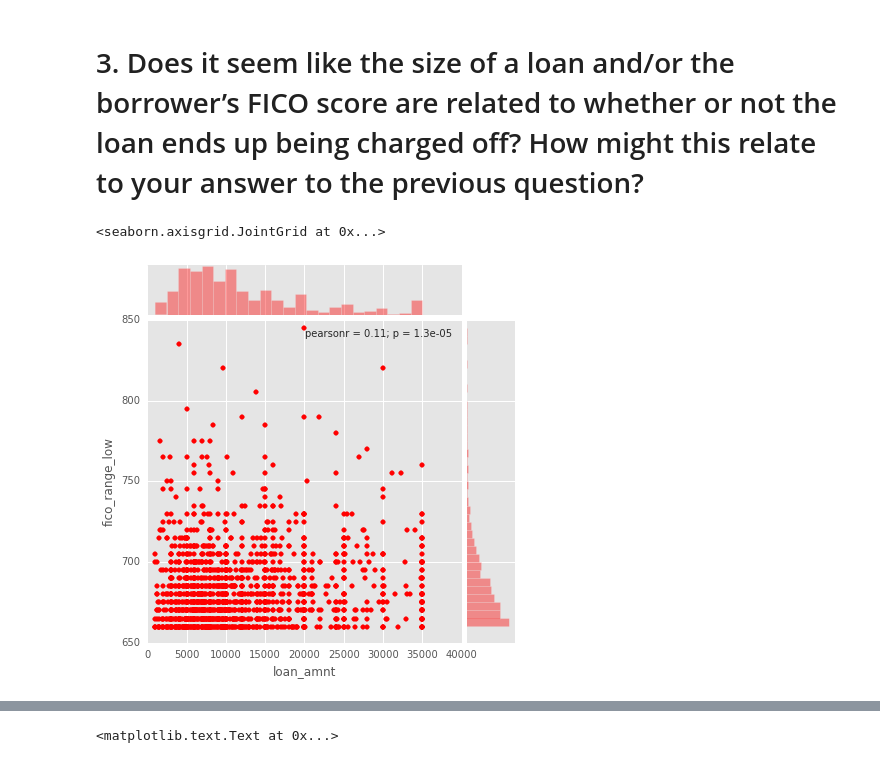
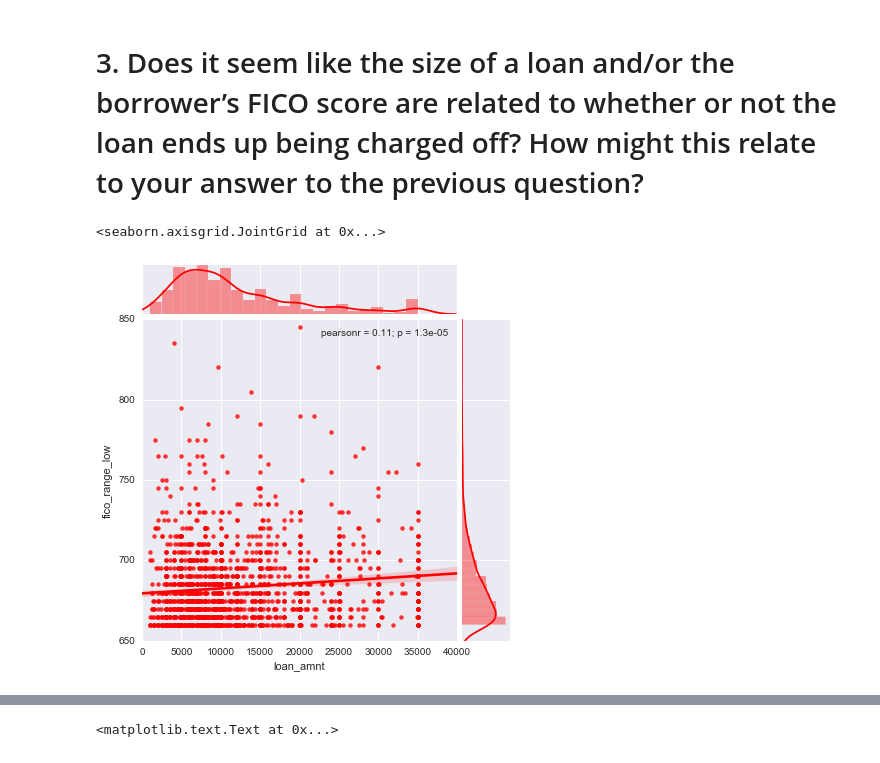
Before and after one commit to dbricare/loan-analysis, a Jupyter notebook: Loan_Analysis.ipynb, the cells around one changed output, grey strips where cells are left out. Drawn from its saved outputs; the diff is of its cells as text; code cells hidden in the pictures.

```diff
--- a/Loan_Analysis.ipynb
+++ b/Loan_Analysis.ipynb
@@ -181,11 +181,11 @@ There is a slight increase in the minimum interest rate for loans >30000 but not
 # %%
 # Visualize 'charged off' loans
 
 sns.jointplot(x="loan_amnt", y="fico_range_low", data=df[df['loan_status']=='Charged Off'],
-                   color='red', size=6, ratio=6, space=0.1, xlim=(0,40000), ylim=(650,850))
+                   color='red', size=6, ratio=6, space=0.1, xlim=(0,40000), ylim=(650,850), kind='reg')
 # %% [output]
 <seaborn.axisgrid.JointGrid at 0x...>
-[figure, old version]
+[figure, new version]
 # %%
 # Visualize 'fully paid' loans
 
```
Also changed, not shown: parts of 8 cells of this notebook.
